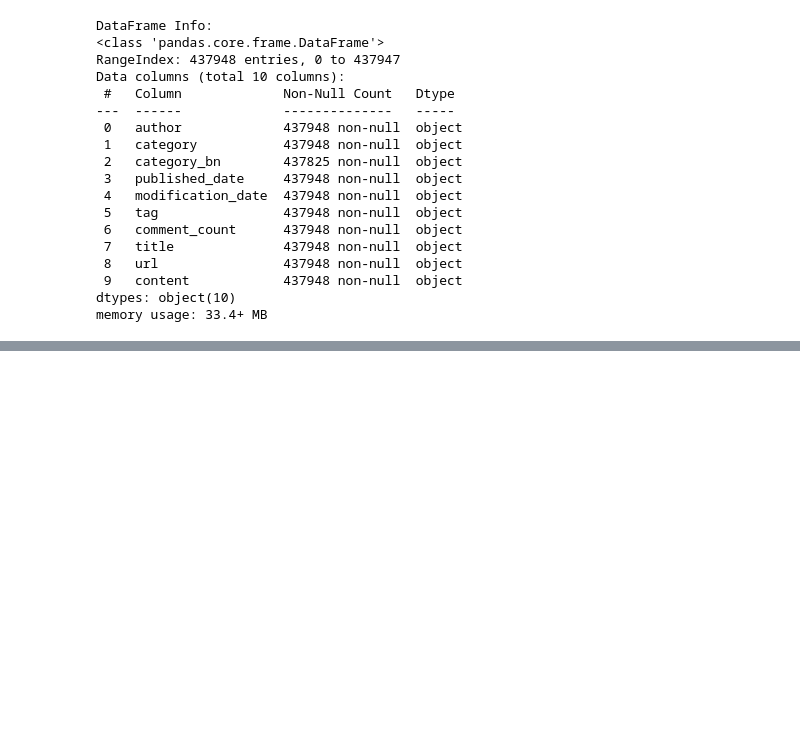
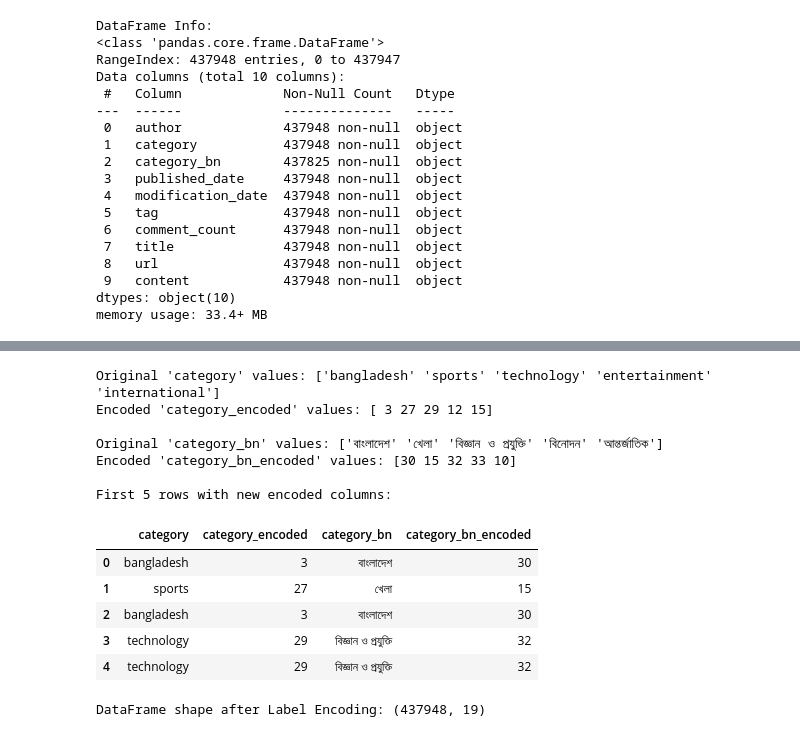
Before and after one commit to mahmudscode/NLP_work, a Jupyter notebook: NLP_WORK.ipynb, the cells around one changed output, grey strips where cells are left out. Drawn from its saved outputs; the diff is of its cells as text; code cells hidden in the pictures; blank space fills up the shorter version.

```diff
--- a/NLP_WORK.ipynb
+++ b/NLP_WORK.ipynb
@@ -85,0 +104,11 @@ print(f"DataFrame shape after cleaning content: {df.shape}")
+# %%
+# Calculate article length based on the cleaned_content
+df['length'] = df['cleaned_content'].apply(len)
+
+# Display the average article length
+print(f"Average article length: {df['length'].mean():.2f} characters")
+
+# Also show the shape and head of the DataFrame with the new 'length' column
+print(f"\nDataFrame shape after adding length column: {df.shape}")
+print("First 5 rows with 'length' column:")
+display(df[['cleaned_content', 'length']].head())
@@ -85,0 +274,36 @@ print(f"DataFrame shape after cleaning content: {df.shape}")
+# %%
+from sklearn.preprocessing import LabelEncoder
+
+# Initialize LabelEncoder
+le = LabelEncoder()
+
+# Apply Label Encoding to 'category' column
+df['category_encoded'] = le.fit_transform(df['category'])
+print(f"Original 'category' values: {df['category'].unique()[:5]}")
+print(f"Encoded 'category_encoded' values: {df['category_encoded'].unique()[:5]}\n")
+
+# Apply Label Encoding to 'category_bn' column
+df['category_bn_encoded'] = le.fit_transform(df['category_bn'].astype(str)) # Convert to string to handle potential NaN/None if any
+print(f"Original 'category_bn' values: {df['category_bn'].unique()[:5]}")
+print(f"Encoded 'category_bn_encoded' values: {df['category_bn_encoded'].unique()[:5]}\n")
+
+# Display a sample of the DataFrame with the new encoded columns
+print("First 5 rows with new encoded columns:")
+display(df[['category', 'category_encoded', 'category_bn', 'category_bn_encoded']].head())
+
+print(f"DataFrame shape after Label Encoding: {df.shape}")
+# %% [output]
+Original 'category' values: ['bangladesh' 'sports' 'technology' 'entertainment' 'international']
+Encoded 'category_encoded' values: [ 3 27 29 12 15]
+
+Original 'category_bn' values: ['বাংলাদেশ' 'খেলা' 'বিজ্ঞান ও প্রযুক্তি' 'বিনোদন' 'আন্তর্জাতিক']
+Encoded 'category_bn_encoded' values: [30 15 32 33 10]
+
+First 5 rows with new encoded columns:
+|  | category | category_encoded | category_bn | category_bn_encoded |
+| 0 | bangladesh | 3 | বাংলাদেশ | 30 |
+| 1 | sports | 27 | খেলা | 15 |
+| 2 | bangladesh | 3 | বাংলাদেশ | 30 |
+| 3 | technology | 29 | বিজ্ঞান ও প্রযুক্তি | 32 |
+| 4 | technology | 29 | বিজ্ঞান ও প্রযুক্তি | 32 |
+DataFrame shape after Label Encoding: (437948, 19)
```
Also changed, not shown: parts of 9 cells of this notebook.
